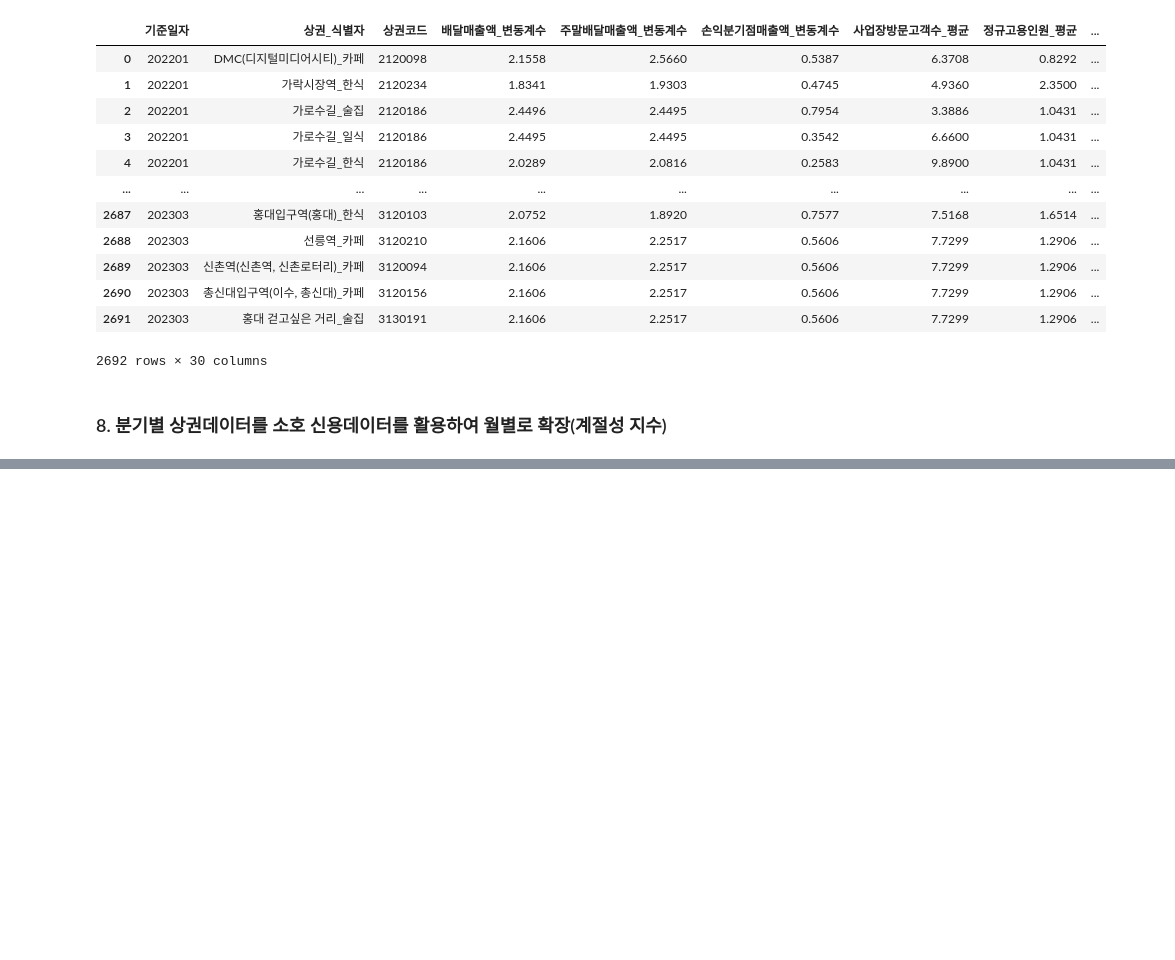
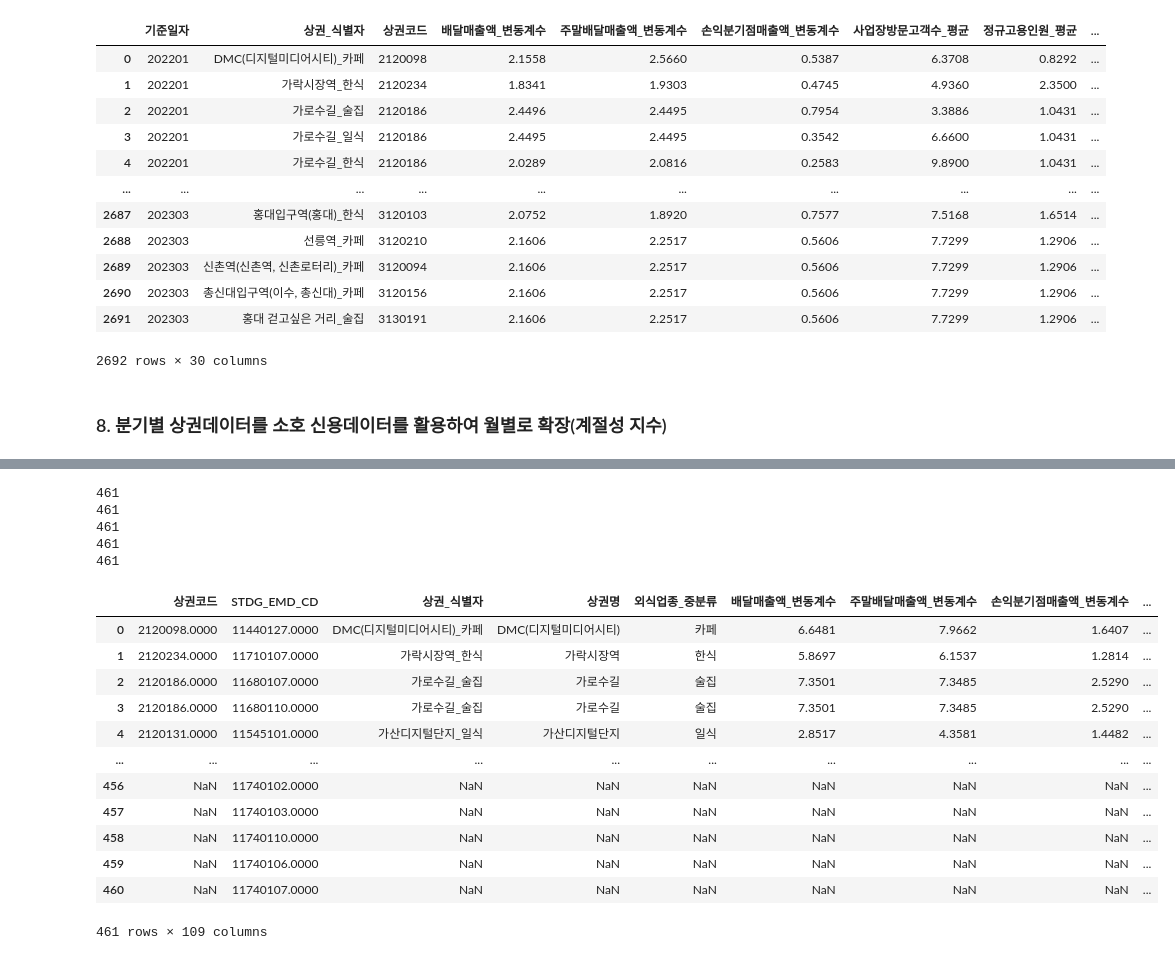
Before and after one commit to Gayeon6423/2023BigContest, a Jupyter notebook: [KCD_MARKET]_MERGE_AND_MAPPING.ipynb, the cells around one changed output, grey strips where cells are left out. Saved outputs shown, nothing was run; the diff lists cells and outputs as text; code cells hidden in the pictures; blank space fills up the shorter version.

```diff
--- a/[KCD_MARKET]_MERGE_AND_MAPPING.ipynb
+++ b/[KCD_MARKET]_MERGE_AND_MAPPING.ipynb
@@ -114,8 +124,0 @@ CODE = pd.merge(CONTEST_2022[["STDG_EMD_CD"]], MARKET_LOC_MAP, how = "inner")
-# %%
-KCD_MERGE_LIST = []
-
-for index in range(len(KCD_LIST)):
-  KCD_MERGE = pd.merge(left = KCD_LIST[index][["상권코드", "매출액_변동계수"]], right = CODE[["상권_코드_2022", "STDG_EMD_CD"]],
-                       left_on = "상권코드", right_on = "상권_코드_2022", how = "right")
-  KCD_MERGE_LIST.append(KCD_MERGE)
-  KCD_MERGE = 0
@@ -323,9 +236,0 @@ SEASON_PATTERN
-# %%
-MERGE_LIST = []
-
-for index in range(0, 5, 1):
-  merge_data = pd.merge(
-      left = KCD_LIST[index], right = MARKET_LIST[index],
-      left_on = "상권코드", right_on = "상권_코드",
-      how = "outer")
-  MERGE_LIST.append(merge_data)
@@ -366,0 +244,45 @@ msno.bar(MERGE_LIST[0])
+# %%
+CODE = pd.merge(CONTEST_2022[["STDG_EMD_CD"]], MARKET_LOC_MAP, how = "inner")
+# CODE = pd.merge(CONTEST_2023[["STDG_EMD_CD"]], MARKET_LOC_MAP, how = "inner")
+# KCD_LIST[4]["상권코드"] = KCD_LIST[4]["상권코드"] + 1000000
+KCD_LIST[4]
+# KCD_MERGE_LIST
+KCD_MERGE_LIST = []
+
+for index in range(len(KCD_LIST)):
+  KCD_MERGE = pd.merge(left = KCD_LIST[index][["상권코드", "매출액_변동계수"]], right = CODE[["상권_코드_2022", "STDG_EMD_CD"]],
+                       left_on = "상권코드", right_on = "상권_코드_2022", how = "outer")
+  KCD_MERGE_LIST.append(KCD_MERGE)
+  KCD_MERGE = 0
+
+for index in range(len(KCD_MERGE_LIST)):
+  KCD_MERGE_LIST[index] = KCD_MERGE_LIST[index].drop(["상권_코드_2022", "매출액_변동계수"], axis = 1)
+  KCD_MERGE_LIST[index].drop_duplicates(subset = ["STDG_EMD_CD"], inplace = True)
+  KCD_MERGE_LIST[index].reset_index(drop = True, inplace = True)
+  print(KCD_MERGE_LIST[index].isnull().sum())
+  # KCD_MERGE_LIST[0][KCD_MERGE_LIST[0]["상권코드"].isna()]
+
+display(KCD_MERGE_LIST[4])
+
+KCD_JOIN_LIST = []
+
+for index in range(0, 5, 1):
+  join_data = pd.merge(left = KCD_MERGE_LIST[index], right = KCD_LIST[index], on = "상권코드", how = "left")
+  join_data.drop_duplicates(subset = ["STDG_EMD_CD"], inplace = True)
+  join_data.reset_index(drop = True, inplace = True)
+  KCD_JOIN_LIST.append(join_data)
+  print(len(KCD_JOIN_LIST[index]))
+  # print(KCD_JOIN_LIST[index].isnull().sum())
+
+MERGE_LIST = []
+
+for index in range(0, 5, 1):
+  merge_data = pd.merge(
+      left = KCD_JOIN_LIST[index], right = MARKET_LIST[index],
+      left_on = "상권코드", right_on = "상권_코드",
+      how = "left")
+  MERGE_LIST.append(merge_data)
+
+MERGE_LIST[0]
+# pd.concat(MERGE_LIST).to_csv("/content/drive/MyDrive/2023BigContest/KCD_MARKET_CONTEST2022.csv", index = False)
+# %% [output]
@@ -366,0 +317,18 @@ msno.bar(MERGE_LIST[0])
+461
+461
+461
+461
+461
+|  | 상권코드 | STDG_EMD_CD | 상권_식별자 | 상권명 | 외식업종_중분류 | 배달매출액_변동계수 | 주말배달매출액_변동계수 | 손익분기점매출액_변동계수 | ... |
+| 0 | 2120098.0000 | 11440127.0000 | DMC(디지털미디어시티)_카페 | DMC(디지털미디어시티) | 카페 | 6.6481 | 7.9662 | 1.6407 | ... |
+| 1 | 2120234.0000 | 11710107.0000 | 가락시장역_한식 | 가락시장역 | 한식 | 5.8697 | 6.1537 | 1.2814 | ... |
+| 2 | 2120186.0000 | 11680107.0000 | 가로수길_술집 | 가로수길 | 술집 | 7.3501 | 7.3485 | 2.5290 | ... |
+| 3 | 2120186.0000 | 11680110.0000 | 가로수길_술집 | 가로수길 | 술집 | 7.3501 | 7.3485 | 2.5290 | ... |
+| 4 | 2120131.0000 | 11545101.0000 | 가산디지털단지_일식 | 가산디지털단지 | 일식 | 2.8517 | 4.3581 | 1.4482 | ... |
+| ... | ... | ... | ... | ... | ... | ... | ... | ... | ... |
+| 456 | NaN | 11740102.0000 | NaN | NaN | NaN | NaN | NaN | NaN | ... |
+| 457 | NaN | 11740103.0000 | NaN | NaN | NaN | NaN | NaN | NaN | ... |
+| 458 | NaN | 11740110.0000 | NaN | NaN | NaN | NaN | NaN | NaN | ... |
+| 459 | NaN | 11740106.0000 | NaN | NaN | NaN | NaN | NaN | NaN | ... |
+| 460 | NaN | 11740107.0000 | NaN | NaN | NaN | NaN | NaN | NaN | ... |
+461 rows × 109 columns
```
Also changed, not shown: parts of 21 cells of this notebook.
